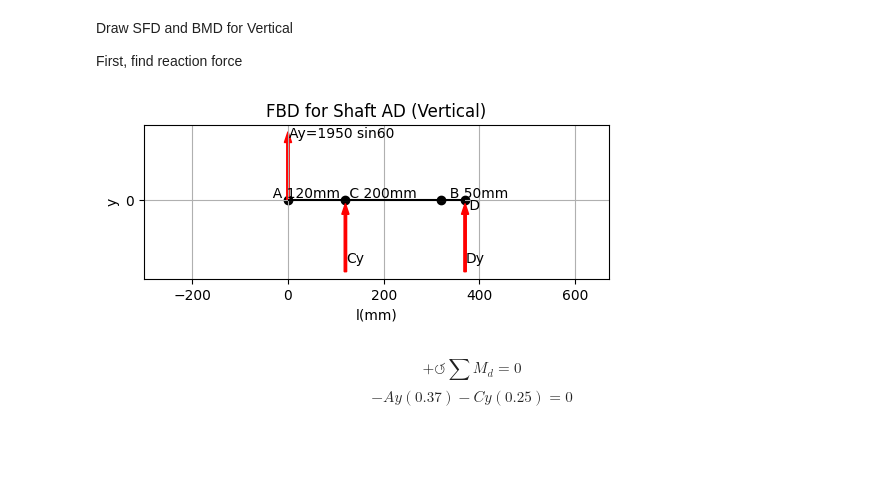
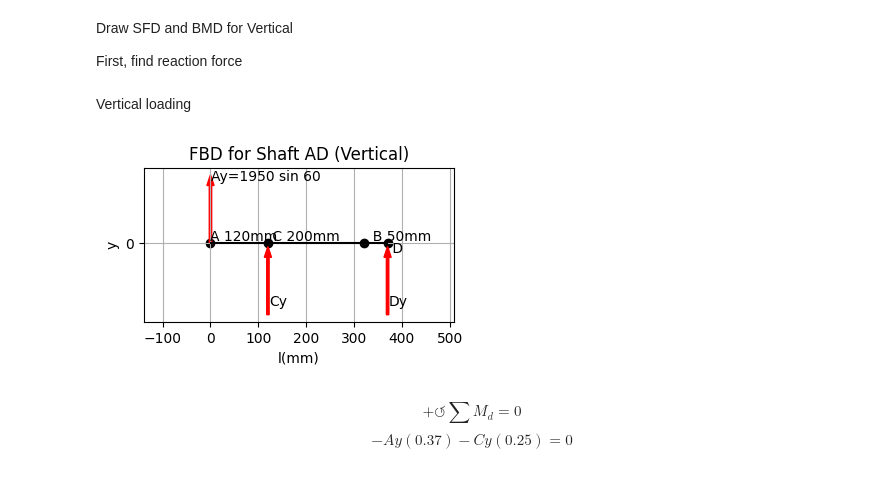
Before and after one commit to mechanical-design/design-examples, a Jupyter notebook: 20244/Q3.ipynb, the cells around one changed output. Drawn from its saved outputs; the diff is of its cells as text; code cells hidden in the pictures; blank space fills up the shorter version.

```diff
--- a/20244/Q3.ipynb
+++ b/20244/Q3.ipynb
@@ -58,6 +58,8 @@ Resultant force at A is 1950.00 N
 Draw SFD and BMD for Vertical
 
 First, find reaction force
+# %% [markdown]
+Vertical loading
 # %%
 # Vertical Loading
 
@@ -66,37 +68,37 @@ coorB = [320,0]
 coorC = [120,0]
 coorD = [370,0]
 
 data = np.array([coorA,coorB,coorC,coorD])
 x, y = data.T
 
 fig, ax = plt.subplots()
-fig.set_size_inches(6,2)
+fig.set_size_inches(4,2)
 ax.grid()
 ax.set_yticks([0])
 ax.scatter(x,y, color='k')
 
 ax.arrow(coorA[0],coorA[1], 0,120,width=5,color='r')
 ax.arrow(coorC[0],coorC[1]-150, 0,120,width=5,color='r')
 ax.arrow(coorD[0],coorD[1]-150, 0,120,width=5,color='r')
 ax.hlines(0,0,370, colors='k')
 
 ax.set(xlabel='l(mm)', ylabel='y',
        title='FBD for Shaft AD (Vertical)')
 
-ax.text(coorA[0]+2,coorA[1]+130,f'Ay={Fa} sin60')
+ax.text(coorA[0]+2,coorA[1]+130,f'Ay={Fa} sin 60')
 # ax.text(coorB[0]+2,coorB[1]-30,f'By')
 # ax.text(coorA[0]+2,coorA[1]+130,f'Ay')
 ax.text(coorC[0]+2,coorC[1]-130,f'Cy')
 ax.text(coorD[0]+2,coorD[1]-130,f'Dy')
-ax.text(coorA[0]-50,coorA[1]+5,f'  A 120mm')
+ax.text(coorA[0],coorA[1]+5,f'A 120mm')
 ax.text(coorB[0],coorB[1]+5,f'  B 50mm')
 ax.text(coorC[0],coorC[1]+5,f' C 200mm')
 ax.text(coorD[0],coorD[1]-20,f' D')
 
 plt.axis('equal')
 plt.show()
 # %% [output]
-[figure, old version]
+[figure, new version]
 # %% [markdown]
 $$+\circlearrowleft \sum M_d=0$$
 $$-Ay(0.37)-Cy(0.25)=0$$
```
Also changed, not shown: parts of 15 cells of this notebook, 2 other files.
